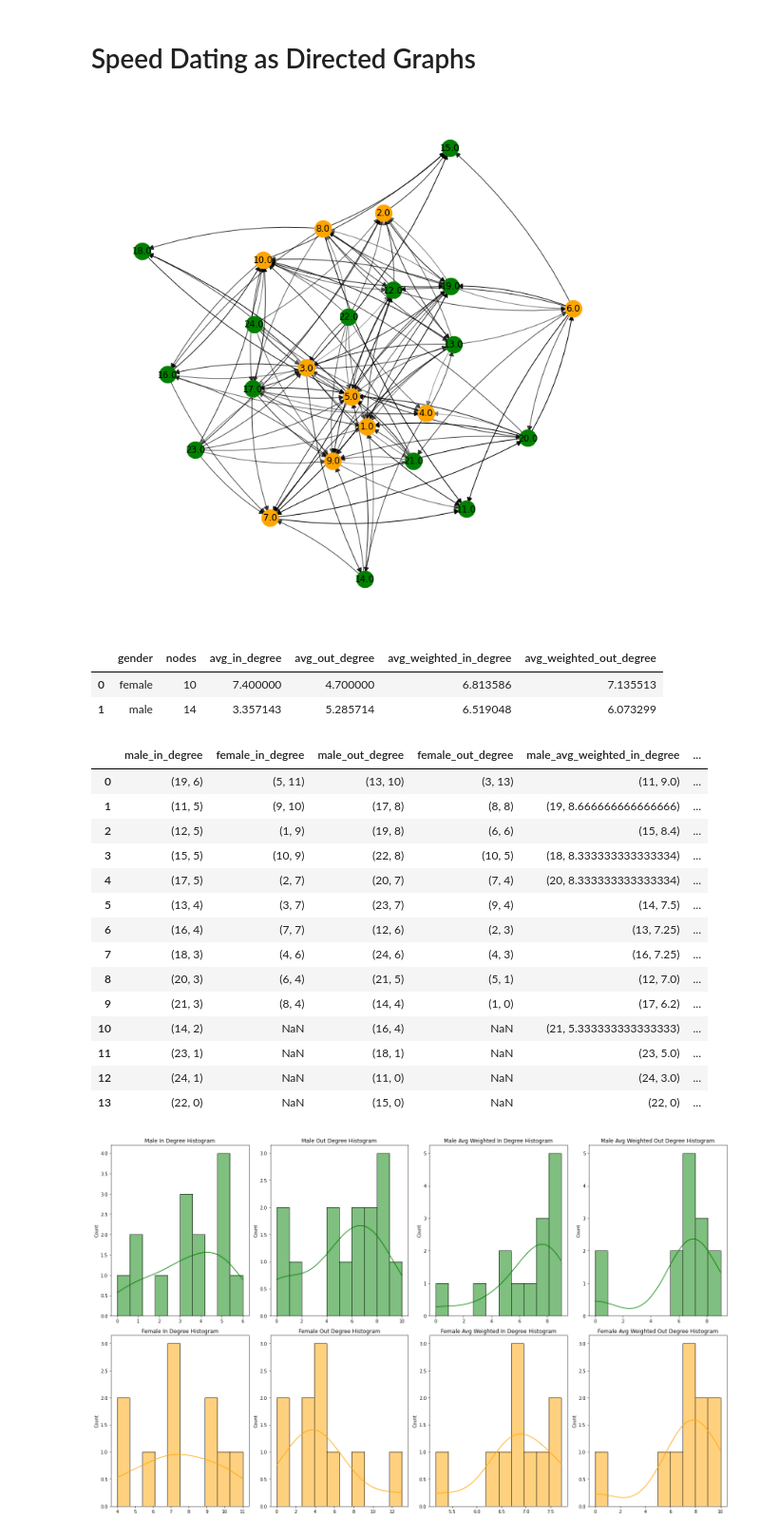
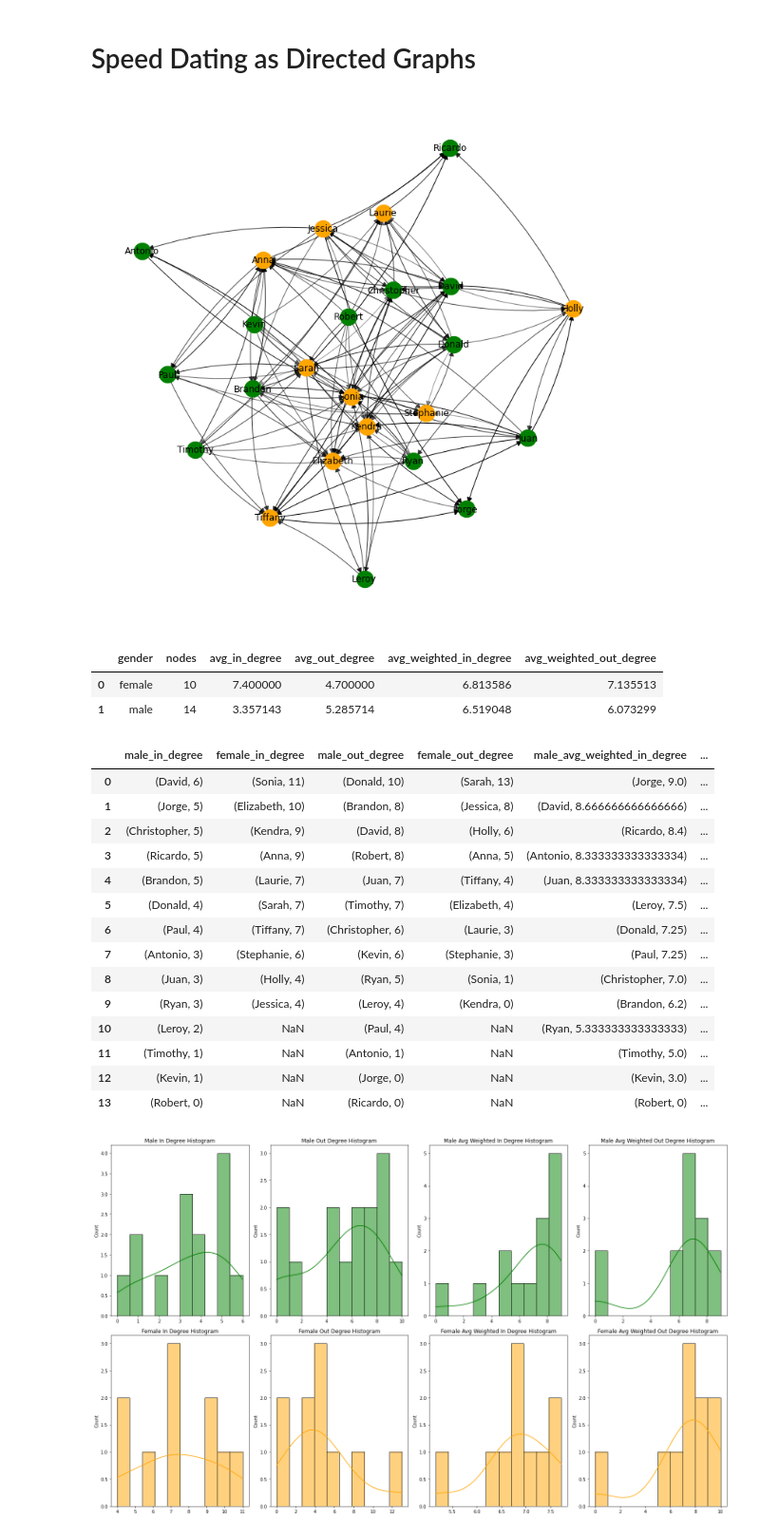
Before and after one commit to jstlegara/speed_dating_network, a Jupyter notebook: speed_dating.ipynb, the cells around one changed output. Shown at 95% size. Cells and saved outputs as stored; diff of their text form; code cells hidden in the pictures.

```diff
--- a/speed_dating.ipynb
+++ b/speed_dating.ipynb
@@ -77,16 +78,30 @@ Name: id, dtype: int64
 # %%
 filtered = filtered[filtered['wave'] == 17]
 # %%
+seed_value = 34 # You can set any seed value you like
+
+Faker.seed(seed_value)
+fake = Faker()
+
+# Assuming 'filtered' is your DataFrame
+
+# Function to generate a name based on gender
+def generate_name(gender):
+    if gender == 1: # Assuming 1 is male
+        return fake.first_name_male()
+    else: # Assuming 0 is female
+        return fake.first_name_female()
+
 # Create the new_id for unique combinations of wave, id and gender
 unique_people_id = filtered[['wave', 'id', 'gender']].drop_duplicates().sort_values(
     by=['wave', 'gender']
 )
-unique_people_id['new_id'] = range(1, len(unique_people_id) + 1)
+unique_people_id['new_id'] = unique_people_id['gender'].apply(generate_name)
 
 # Merge the new_id into the original dataframe
 filtered = filtered.merge(unique_people_id, on=['wave', 'id', 'gender'], how='left')
 
-# Create a dictionary to map from (wave, id, gender) to new_id
+# Create a dictionary to map from (wave, id, gender) to new_id (which now contains names)
 id_dict = unique_people_id.set_index(['wave', 'id', 'gender'])['new_id'].to_dict()
 
 # Then create the new_partner_id by mapping the (wave, partner, gender) to new_id
@@ -507,7 +522,7 @@ def plot_network(G):
 # %%
 plot_network(DiG)
 # %% [output]
-[figure, old version]
+[figure, new version]
 # %%
 # Initialize lists to store data
 nodes_list = []
@@ -559,49 +574,49 @@ df
 # %%
 # Select nodes for males and females
 male_nodes = [n for n, d in DiG.nodes(data=True) if d['gender']==1]
 female_nodes = [n for n, d in DiG.nodes(data=True) if d['gender']==0]
 
 # Compute degrees and sort for males
-male_in_degrees = sorted([(int(n), DiG.in_degree(n)) for n in male_nodes], key=lambda x: -x[1])
-male_out_degrees = sorted([(int(n), DiG.out_degree(n)) for n in male_nodes], key=lambda x: -x[1])
-male_weighted_in_degrees = sorted([(int(n), DiG.in_degree(n, weight='weight') / DiG.in_degree(n) if DiG.in_degree(n) > 0 else 0) for n in male_nodes], key=lambda x: -x[1])
-male_weighted_out_degrees = sorted([(int(n), DiG.out_degree(n, weight='weight') / DiG.out_degree(n) if DiG.out_degree(n) > 0 else 0) for n in male_nodes], key=lambda x: -x[1])
+male_in_degrees = sorted([(n, DiG.in_degree(n)) for n in male_nodes], key=lambda x: -x[1])
+male_out_degrees = sorted([(n, DiG.out_degree(n)) for n in male_nodes], key=lambda x: -x[1])
+male_weighted_in_degrees = sorted([(n, DiG.in_degree(n, weight='weight') / DiG.in_degree(n) if DiG.in_degree(n) > 0 else 0) for n in male_nodes], key=lambda x: -x[1])
+male_weighted_out_degrees = sorted([(n, DiG.out_degree(n, weight='weight') / DiG.out_degree(n) if DiG.out_degree(n) > 0 else 0) for n in male_nodes], key=lambda x: -x[1])
 
 # Compute degrees and sort for females
-female_in_degrees = sorted([(int(n), DiG.in_degree(n)) for n in female_nodes], key=lambda x: -x[1])
-female_out_degrees = sorted([(int(n), DiG.out_degree(n)) for n in female_nodes], key=lambda x: -x[1])
-female_weighted_in_degrees = sorted([(int(n), DiG.in_degree(n, weight='weight') / DiG.in_degree(n) if DiG.in_degree(n) > 0 else 0) for n in female_nodes], key=lambda x: -x[1])
-female_weighted_out_degrees = sorted([(int(n), DiG.out_degree(n, weight='weight') / DiG.out_degree(n) if DiG.out_degree(n) > 0 else 0) for n in female_nodes], key=lambda x: -x[1])
+female_in_degrees = sorted([(n, DiG.in_degree(n)) for n in female_nodes], key=lambda x: -x[1])
+female_out_degrees = sorted([(n, DiG.out_degree(n)) for n in female_nodes], key=lambda x: -x[1])
+female_weighted_in_degrees = sorted([(n, DiG.in_degree(n, weight='weight') / DiG.in_degree(n) if DiG.in_degree(n) > 0 else 0) for n in female_nodes], key=lambda x: -x[1])
+female_weighted_out_degrees = sorted([(n, DiG.out_degree(n, weight='weight') / DiG.out_degree(n) if DiG.out_degree(n) > 0 else 0) for n in female_nodes], key=lambda x: -x[1])
 
 # Create DataFrame
 df = pd.DataFrame({
     'male_in_degree': pd.Series(male_in_degrees),
     'female_in_degree': pd.Series(female_in_degrees),
     'male_out_degree': pd.Series(male_out_degrees),
     'female_out_degree': pd.Series(female_out_degrees),
     'male_avg_weighted_in_degree': pd.Series(male_weighted_in_degrees),
     'female_avg_weighted_in_degree': pd.Series(female_weighted_in_degrees),
     'male_avg_weighted_out_degree': pd.Series(male_weighted_out_degrees),
     'female_avg_weighted_out_degree': pd.Series(female_weighted_out_degrees)
 })
 
 df
 # %% [output]
 |  | male_in_degree | female_in_degree | male_out_degree | female_out_degree | male_avg_weighted_in_degree | ... |
-| 0 | (19, 6) | (5, 11) | (13, 10) | (3, 13) | (11, 9.0) | ... |
-| 1 | (11, 5) | (9, 10) | (17, 8) | (8, 8) | (19, 8.666666666666666) | ... |
-| 2 | (12, 5) | (1, 9) | (19, 8) | (6, 6) | (15, 8.4) | ... |
-| 3 | (15, 5) | (10, 9) | (22, 8) | (10, 5) | (18, 8.333333333333334) | ... |
-| 4 | (17, 5) | (2, 7) | (20, 7) | (7, 4) | (20, 8.333333333333334) | ... |
-| 5 | (13, 4) | (3, 7) | (23, 7) | (9, 4) | (14, 7.5) | ... |
-| 6 | (16, 4) | (7, 7) | (12, 6) | (2, 3) | (13, 7.25) | ... |
-| 7 | (18, 3) | (4, 6) | (24, 6) | (4, 3) | (16, 7.25) | ... |
-| 8 | (20, 3) | (6, 4) | (21, 5) | (5, 1) | (12, 7.0) | ... |
-| 9 | (21, 3) | (8, 4) | (14, 4) | (1, 0) | (17, 6.2) | ... |
-| 10 | (14, 2) | NaN | (16, 4) | NaN | (21, 5.333333333333333) | ... |
-| 11 | (23, 1) | NaN | (18, 1) | NaN | (23, 5.0) | ... |
-| 12 | (24, 1) | NaN | (11, 0) | NaN | (24, 3.0) | ... |
-| 13 | (22, 0) | NaN | (15, 0) | NaN | (22, 0) | ... |
+| 0 | (David, 6) | (Sonia, 11) | (Donald, 10) | (Sarah, 13) | (Jorge, 9.0) | ... |
+| 1 | (Jorge, 5) | (Elizabeth, 10) | (Brandon, 8) | (Jessica, 8) | (David, 8.666666666666666) | ... |
+| 2 | (Christopher, 5) | (Kendra, 9) | (David, 8) | (Holly, 6) | (Ricardo, 8.4) | ... |
+| 3 | (Ricardo, 5) | (Anna, 9) | (Robert, 8) | (Anna, 5) | (Antonio, 8.333333333333334) | ... |
+| 4 | (Brandon, 5) | (Laurie, 7) | (Juan, 7) | (Tiffany, 4) | (Juan, 8.333333333333334) | ... |
+| 5 | (Donald, 4) | (Sarah, 7) | (Timothy, 7) | (Elizabeth, 4) | (Leroy, 7.5) | ... |
+| 6 | (Paul, 4) | (Tiffany, 7) | (Christopher, 6) | (Laurie, 3) | (Donald, 7.25) | ... |
+| 7 | (Antonio, 3) | (Stephanie, 6) | (Kevin, 6) | (Stephanie, 3) | (Paul, 7.25) | ... |
+| 8 | (Juan, 3) | (Holly, 4) | (Ryan, 5) | (Sonia, 1) | (Christopher, 7.0) | ... |
+| 9 | (Ryan, 3) | (Jessica, 4) | (Leroy, 4) | (Kendra, 0) | (Brandon, 6.2) | ... |
+| 10 | (Leroy, 2) | NaN | (Paul, 4) | NaN | (Ryan, 5.333333333333333) | ... |
+| 11 | (Timothy, 1) | NaN | (Antonio, 1) | NaN | (Timothy, 5.0) | ... |
+| 12 | (Kevin, 1) | NaN | (Jorge, 0) | NaN | (Kevin, 3.0) | ... |
+| 13 | (Robert, 0) | NaN | (Ricardo, 0) | NaN | (Robert, 0) | ... |
 # %%
 # Create a 2x4 subplot grid
 fig, ax = plt.subplots(2, 4, figsize=(20, 12))
```
Also changed, not shown: parts of 8 cells of this notebook.
